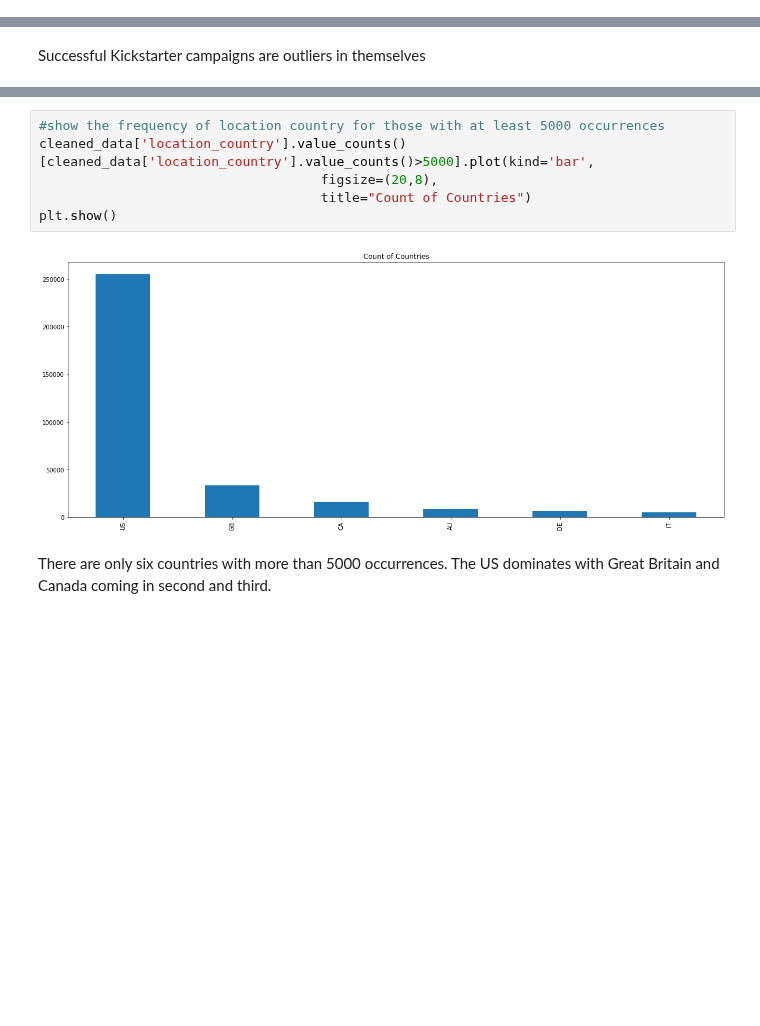
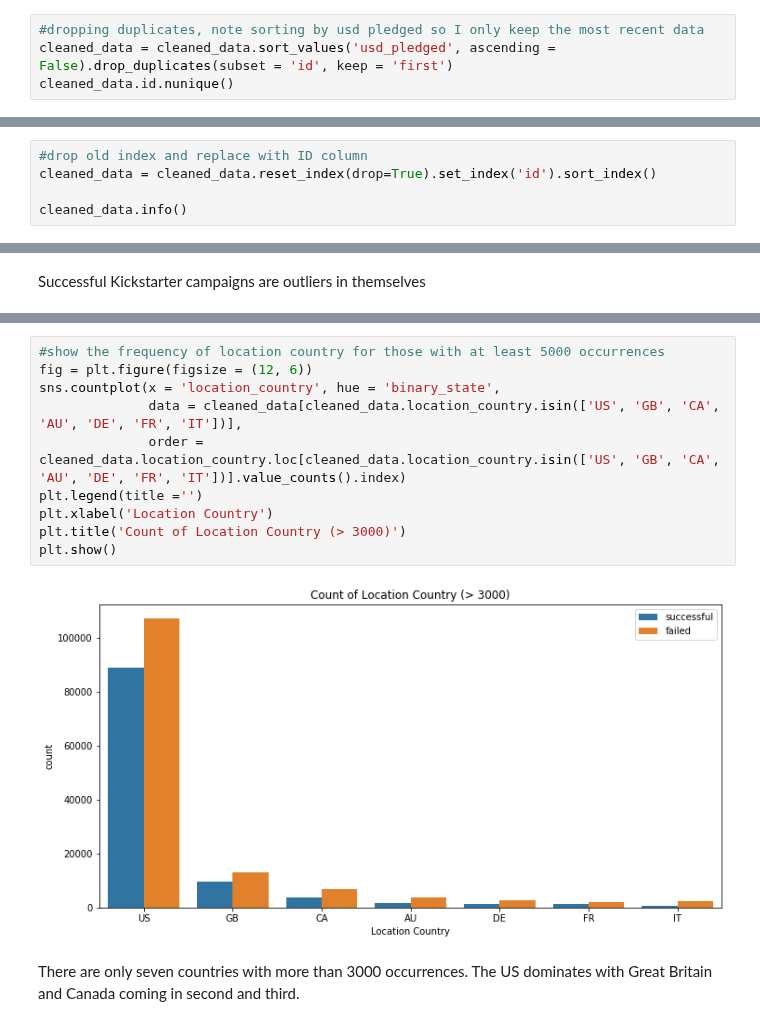
Before and after one commit to dwitten392/Springboard---DW, a Jupyter notebook: Capstone 1 - Kickstarter/Kickstarter Projects - Cleaning and Visualization.ipynb, the cells around one changed output, grey strips where cells are left out. Drawn from its saved outputs; the diff is of its cells as text; blank space fills up the shorter version.

Commit message:
cleaning with ID as index, more visualization

```diff
--- a/Capstone 1 - Kickstarter/Kickstarter Projects - Cleaning and Visualization.ipynb
+++ b/Capstone 1 - Kickstarter/Kickstarter Projects - Cleaning and Visualization.ipynb
@@ -83,0 +98,4 @@ I threw out some unnecessary columns.
+# %%
+#dropping duplicates, note sorting by usd pledged so I only keep the most recent data
+cleaned_data = cleaned_data.sort_values('usd_pledged', ascending = False).drop_duplicates(subset = 'id', keep = 'first')
+cleaned_data.id.nunique()
@@ -83,0 +106,5 @@ I threw out some unnecessary columns.
+# %%
+#drop old index and replace with ID column
+cleaned_data = cleaned_data.reset_index(drop=True).set_index('id').sort_index()
+
+cleaned_data.info()
@@ -200,10 +196,14 @@ plt.show()
 # %%
 #show the frequency of location country for those with at least 5000 occurrences
-cleaned_data['location_country'].value_counts()[cleaned_data['location_country'].value_counts()>5000].plot(kind='bar',
-                                    figsize=(20,8),
-                                    title="Count of Countries")
+fig = plt.figure(figsize = (12, 6))
+sns.countplot(x = 'location_country', hue = 'binary_state',
+              data = cleaned_data[cleaned_data.location_country.isin(['US', 'GB', 'CA', 'AU', 'DE', 'FR', 'IT'])],
+              order = cleaned_data.location_country.loc[cleaned_data.location_country.isin(['US', 'GB', 'CA', 'AU', 'DE', 'FR', 'IT'])].value_counts().index)
+plt.legend(title ='')
+plt.xlabel('Location Country')
+plt.title('Count of Location Country (> 3000)')
 plt.show()
 # %% [output]
-[figure, old version]
+[figure, new version]
 # %% [markdown]
-There are only six countries with more than 5000 occurrences. The US dominates with Great Britain and Canada coming in second and third.
+There are only seven countries with more than 3000 occurrences. The US dominates with Great Britain and Canada coming in second and third.
```
Also changed, not shown: parts of 23 cells of this notebook.
